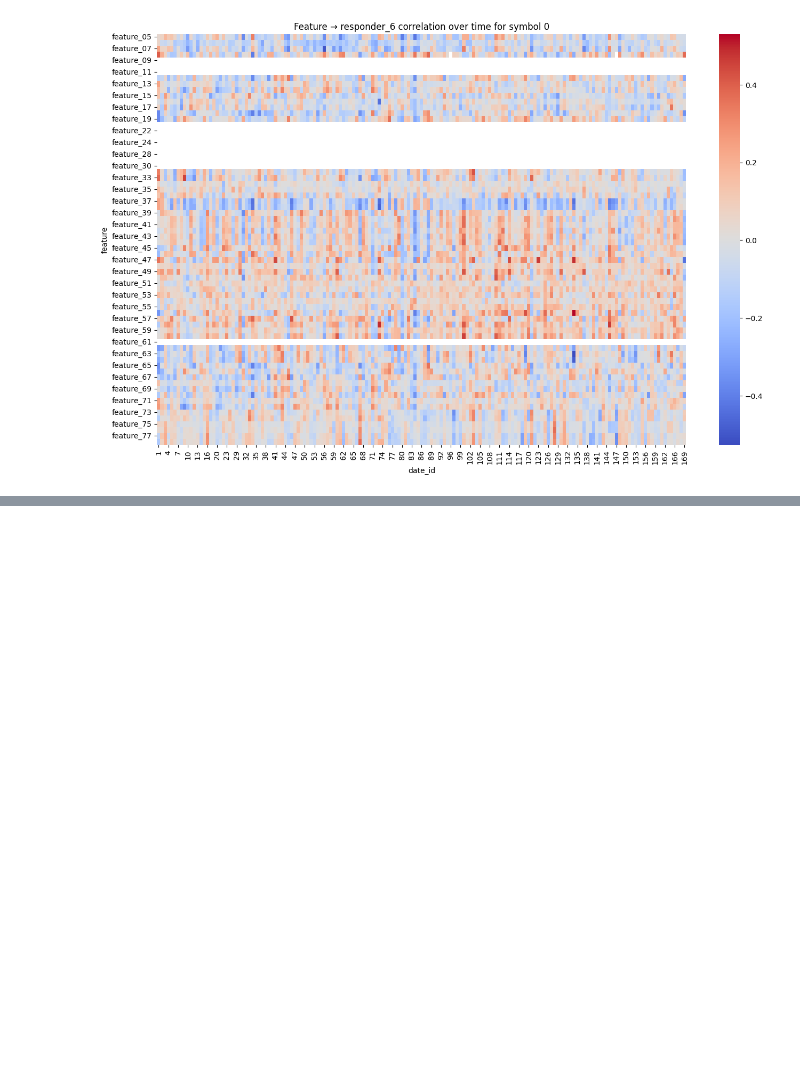
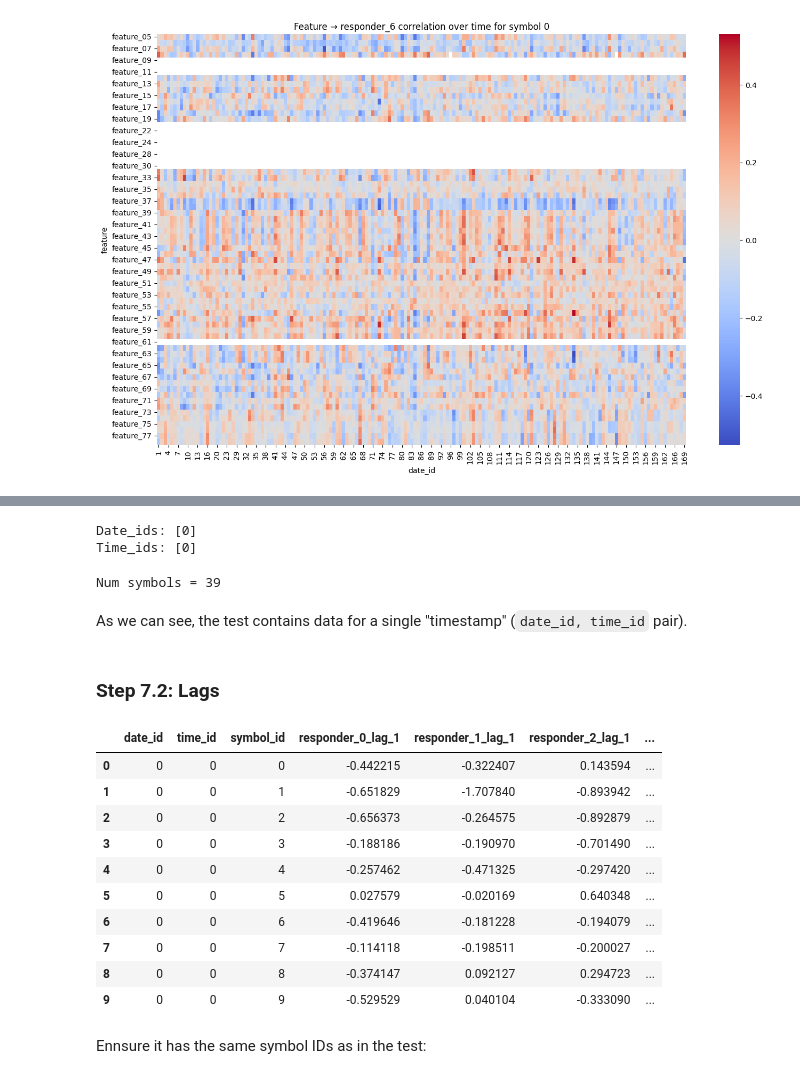
Before and after one commit to victorventuri/kaggle_play, a Jupyter notebook: jane_street_2025/understanding_data.ipynb, the cells around one changed output, grey strips where cells are left out. Cells and saved outputs as stored; diff of their text form; code cells hidden in the pictures; blank space fills up the shorter version.

Commit message:
checking out the test and lagged sets as well

```diff
--- a/jane_street_2025/understanding_data.ipynb
+++ b/jane_street_2025/understanding_data.ipynb
@@ -875,0 +894,35 @@ plt.show()
+# %%
+test_date_ids = test_data['date_id'].unique()
+test_time_ids = test_data['time_id'].unique()
+
+print(f'Date_ids: {test_date_ids}')
+print(f'Time_ids: {test_time_ids}')
+# %% [output]
+Date_ids: [0]
+Time_ids: [0]
+# %%
+print(f"Num symbols = {len(test_data['symbol_id'].unique())}")
+# %% [output]
+Num symbols = 39
+# %% [markdown]
+As we can see, the test contains data for a single "timestamp" (`date_id, time_id` pair).
+# %% [markdown]
+### Step 7.2: Lags
+# %%
+lagged_data = pd.read_parquet(data_dir / 'lags.parquet/date_id=0/part-0.parquet')
+
+lagged_data.head(10)
+# %% [output]
+|  | date_id | time_id | symbol_id | responder_0_lag_1 | responder_1_lag_1 | responder_2_lag_1 | ... |
+| 0 | 0 | 0 | 0 | -0.442215 | -0.322407 | 0.143594 | ... |
+| 1 | 0 | 0 | 1 | -0.651829 | -1.707840 | -0.893942 | ... |
+| 2 | 0 | 0 | 2 | -0.656373 | -0.264575 | -0.892879 | ... |
+| 3 | 0 | 0 | 3 | -0.188186 | -0.190970 | -0.701490 | ... |
+| 4 | 0 | 0 | 4 | -0.257462 | -0.471325 | -0.297420 | ... |
+| 5 | 0 | 0 | 5 | 0.027579 | -0.020169 | 0.640348 | ... |
+| 6 | 0 | 0 | 6 | -0.419646 | -0.181228 | -0.194079 | ... |
+| 7 | 0 | 0 | 7 | -0.114118 | -0.198511 | -0.200027 | ... |
+| 8 | 0 | 0 | 8 | -0.374147 | 0.092127 | 0.294723 | ... |
+| 9 | 0 | 0 | 9 | -0.529529 | 0.040104 | -0.333090 | ... |
+# %% [markdown]
+Ennsure it has the same symbol IDs as in the test:
```
Also changed, not shown: parts of 4 cells of this notebook, 1 other file.
